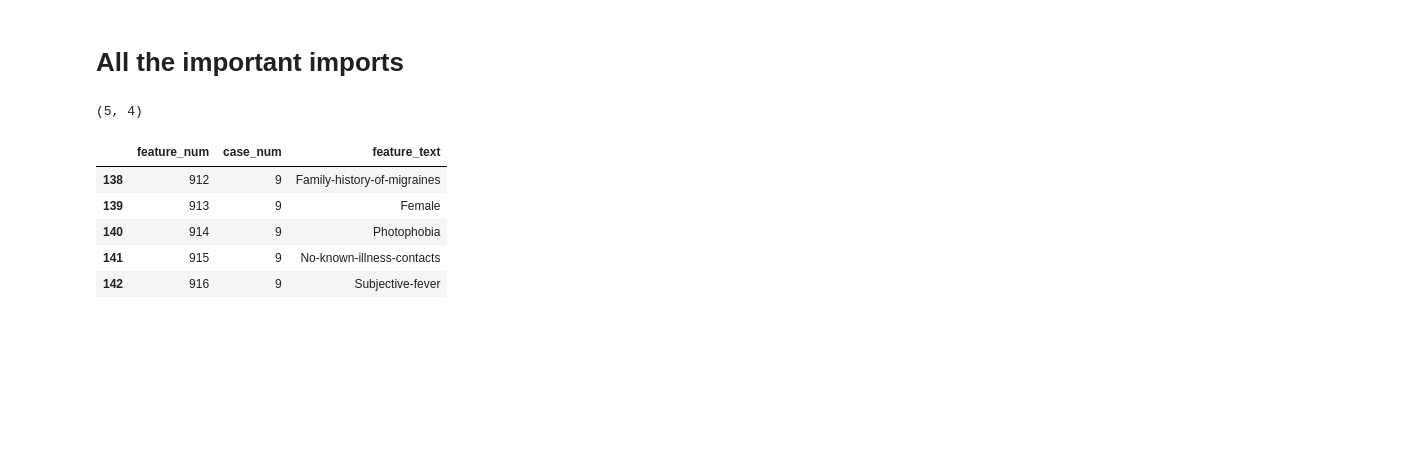
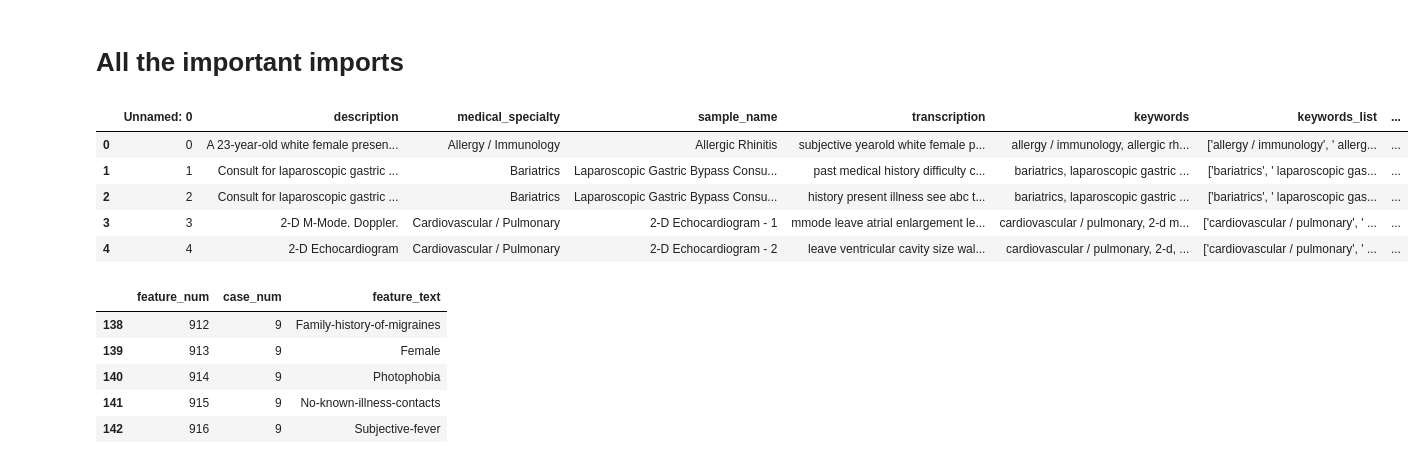
Before and after one commit to Tara-Sophia/NLP_Masterthesis, a Jupyter notebook: notebooks/v01_tara_test_nbme_bert_base_uncased_using_pytorch.ipynb, the cells around one changed output. Drawn from its saved outputs; the diff is of its cells as text; code cells hidden in the pictures; blank space fills up the shorter version.

Commit message:
load the second model

```diff
--- a/notebooks/v01_tara_test_nbme_bert_base_uncased_using_pytorch.ipynb
+++ b/notebooks/v01_tara_test_nbme_bert_base_uncased_using_pytorch.ipynb
@@ -29,9 +29,30 @@ train_df = pd.read_csv(BASE_PATH +"train.csv")
 test_df = pd.read_csv(BASE_PATH + "test.csv")
 #submission_df = pd.read_csv(BASE_PATH"sample_submission.csv")
 # %%
-test_df.shape
+##new
+
+# load data
+dtf_mlm = pd.read_csv('../data/processed/nlp/mtsamples/mtsamples_cleaned.csv')
+#dtf_mlm = dtf_mlm.rename(columns={"review_content": "text"})
+
+# # Train/Valid Split
+# df_train, df_valid = train_test_split(
+#     dtf_mlm, test_size=0.15, random_state=SEED_SPLIT
+# )
+
+# len(df_train), len(df_valid)
+
+# # Convert to Dataset object
+# train_dataset = Dataset.from_pandas(df_train[['transcription']].dropna())
+# valid_dataset = Dataset.from_pandas(df_valid[['transcription']].dropna())
+dtf_mlm.head()
 # %% [output]
-(5, 4)
+|  | Unnamed: 0 | description | medical_specialty | sample_name | transcription | keywords | keywords_list | ... |
+| 0 | 0 | A 23-year-old white female presen... | Allergy / Immunology | Allergic Rhinitis | subjective yearold white female p... | allergy / immunology, allergic rh... | ['allergy / immunology', ' allerg... | ... |
+| 1 | 1 | Consult for laparoscopic gastric ... | Bariatrics | Laparoscopic Gastric Bypass Consu... | past medical history difficulty c... | bariatrics, laparoscopic gastric ... | ['bariatrics', ' laparoscopic gas... | ... |
+| 2 | 2 | Consult for laparoscopic gastric ... | Bariatrics | Laparoscopic Gastric Bypass Consu... | history present illness see abc t... | bariatrics, laparoscopic gastric ... | ['bariatrics', ' laparoscopic gas... | ... |
+| 3 | 3 | 2-D M-Mode. Doppler. | Cardiovascular / Pulmonary | 2-D Echocardiogram - 1 | mmode leave atrial enlargement le... | cardiovascular / pulmonary, 2-d m... | ['cardiovascular / pulmonary', ' ... | ... |
+| 4 | 4 | 2-D Echocardiogram | Cardiovascular / Pulmonary | 2-D Echocardiogram - 2 | leave ventricular cavity size wal... | cardiovascular / pulmonary, 2-d, ... | ['cardiovascular / pulmonary', ' ... | ... |
 # %%
 features_df.tail()
 # %% [output]
```
Also changed, not shown: parts of 7 cells of this notebook, 10 other files.
